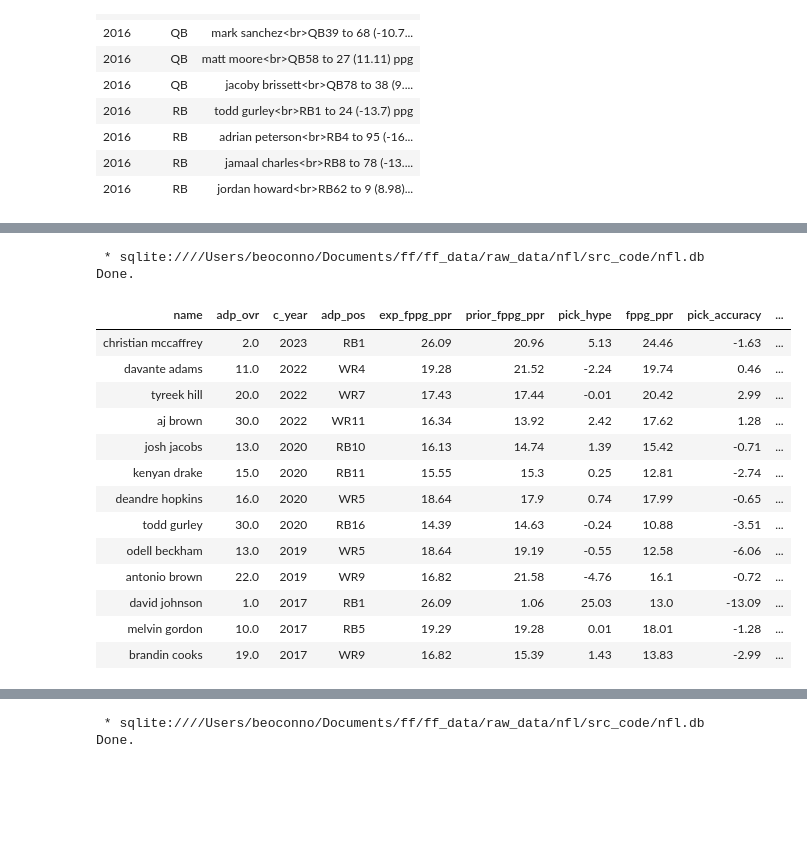
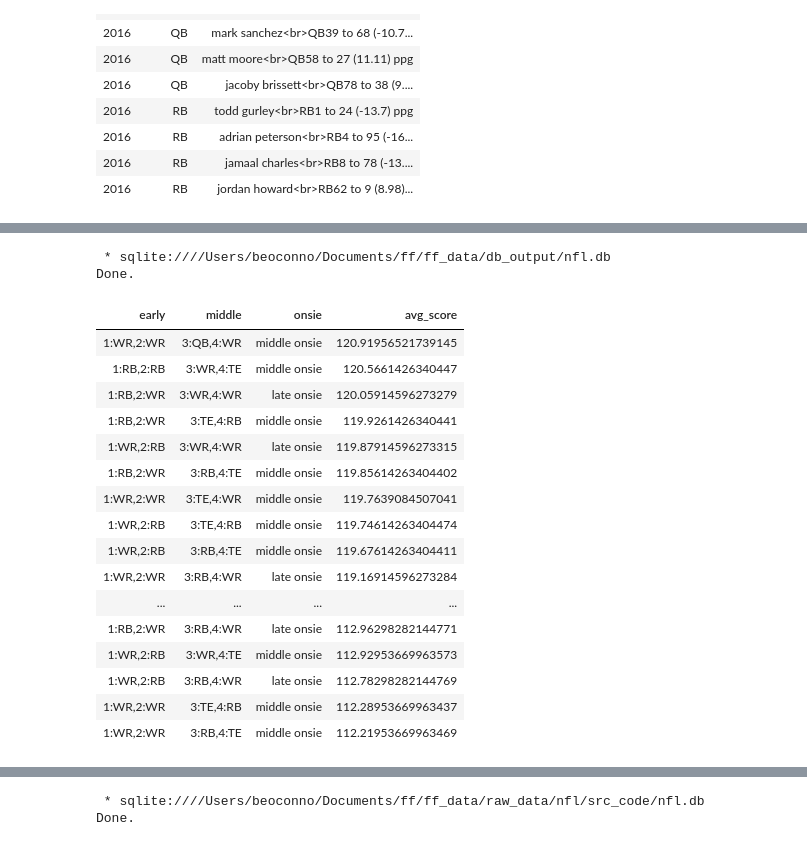
Before and after one commit to uobeno/ff_data, a Jupyter notebook: notebooks/nfl/IntroNotebook.ipynb, the cells around one changed output, grey strips where cells are left out. Cells and saved outputs as stored; diff of their text form; code cells hidden in the pictures; blank space fills up the shorter version.

```diff
--- a/notebooks/nfl/IntroNotebook.ipynb
+++ b/notebooks/nfl/IntroNotebook.ipynb
@@ -301,40 +600,52 @@ Done.
 # %%
 %%sql
+WITH team AS (
 SELECT
-    name,
-    adp_ovr,
-    c_year,
-    adp_pos,
-    exp_fppg_ppr,
-    prior_fppg_ppr,
-    pick_hype,
-    fppg_ppr,
-    pick_accuracy,
-    team_change,
-    team_year_prior AS from_team,
-    team AS to_team
-
-FROM nfl_adp_hype
+    team_id,
+    GROUP_CONCAT(IIF(round IN ('1', '2'), round || ':' || position,NULL)) AS early,
+    GROUP_CONCAT(IIF(round IN ('3', '4'), round || ':' || position,NULL)) AS middle,
+    GROUP_CONCAT(IIF(round IN ('5', '6', '7'), round || ':' || position,NULL)) AS late,
+    SUM(team_score) AS ppg
+FROM(
+    SELECT *
+    FROM image_roster_1combo_eval_2024
+    WHERE 1=1
+        AND team_score > 0
+    ORDER BY CAST(round AS INT) ASC
+    )
+GROUP BY 1
+)
+SELECT
+    early,
+    middle,
+    CASE
+        WHEN early LIKE '%TE%' OR early LIKE '%QB%' THEN 'early onsie'
+        WHEN middle LIKE '%TE%' OR middle LIKE '%QB%' THEN 'middle onsie'
+        ELSE 'late onsie'
+        END AS onsie,
+    AVG(ppg) AS avg_score
+FROM team
 WHERE 1=1
-    AND team_change LIKE 'New%'
-    AND adp_ovr <= 30
-    AND fantasy_pos IN ('QB', 'WR', 'RB')
-ORDER BY c_year DESC, adp_ovr ASC
-LIMIT 20
+    AND middle LIKE '%,%'
+GROUP BY 1, 2, 3
+ORDER BY AVG(ppg) DESC
 # %% [output]
- * sqlite:////Users/beoconno/Documents/ff/ff_data/raw_data/nfl/src_code/nfl.db
+ * sqlite:////Users/beoconno/Documents/ff/ff_data/db_output/nfl.db
 Done.
-| name | adp_ovr | c_year | adp_pos | exp_fppg_ppr | prior_fppg_ppr | pick_hype | fppg_ppr | pick_accuracy | ... |
-| christian mccaffrey | 2.0 | 2023 | RB1 | 26.09 | 20.96 | 5.13 | 24.46 | -1.63 | ... |
-| davante adams | 11.0 | 2022 | WR4 | 19.28 | 21.52 | -2.24 | 19.74 | 0.46 | ... |
-| tyreek hill | 20.0 | 2022 | WR7 | 17.43 | 17.44 | -0.01 | 20.42 | 2.99 | ... |
-| aj brown | 30.0 | 2022 | WR11 | 16.34 | 13.92 | 2.42 | 17.62 | 1.28 | ... |
-| josh jacobs | 13.0 | 2020 | RB10 | 16.13 | 14.74 | 1.39 | 15.42 | -0.71 | ... |
-| kenyan drake | 15.0 | 2020 | RB11 | 15.55 | 15.3 | 0.25 | 12.81 | -2.74 | ... |
-| deandre hopkins | 16.0 | 2020 | WR5 | 18.64 | 17.9 | 0.74 | 17.99 | -0.65 | ... |
-| todd gurley | 30.0 | 2020 | RB16 | 14.39 | 14.63 | -0.24 | 10.88 | -3.51 | ... |
-| odell beckham | 13.0 | 2019 | WR5 | 18.64 | 19.19 | -0.55 | 12.58 | -6.06 | ... |
-| antonio brown | 22.0 | 2019 | WR9 | 16.82 | 21.58 | -4.76 | 16.1 | -0.72 | ... |
-| david johnson | 1.0 | 2017 | RB1 | 26.09 | 1.06 | 25.03 | 13.0 | -13.09 | ... |
-| melvin gordon | 10.0 | 2017 | RB5 | 19.29 | 19.28 | 0.01 | 18.01 | -1.28 | ... |
-| brandin cooks | 19.0 | 2017 | WR9 | 16.82 | 15.39 | 1.43 | 13.83 | -2.99 | ... |
+| early | middle | onsie | avg_score |
+| 1:WR,2:WR | 3:QB,4:WR | middle onsie | 120.91956521739145 |
+| 1:RB,2:RB | 3:WR,4:TE | middle onsie | 120.5661426340447 |
+| 1:RB,2:WR | 3:WR,4:WR | late onsie | 120.05914596273279 |
+| 1:RB,2:WR | 3:TE,4:RB | middle onsie | 119.9261426340441 |
+| 1:WR,2:RB | 3:WR,4:WR | late onsie | 119.87914596273315 |
+| 1:RB,2:WR | 3:RB,4:TE | middle onsie | 119.85614263404402 |
+| 1:WR,2:WR | 3:TE,4:WR | middle onsie | 119.7639084507041 |
+| 1:WR,2:RB | 3:TE,4:RB | middle onsie | 119.74614263404474 |
+| 1:WR,2:RB | 3:RB,4:TE | middle onsie | 119.67614263404411 |
+| 1:WR,2:WR | 3:RB,4:WR | late onsie | 119.16914596273284 |
+| ... | ... | ... | ... |
+| 1:RB,2:WR | 3:RB,4:WR | late onsie | 112.96298282144771 |
+| 1:WR,2:RB | 3:WR,4:TE | middle onsie | 112.92953669963573 |
+| 1:WR,2:RB | 3:RB,4:WR | late onsie | 112.78298282144769 |
+| 1:WR,2:WR | 3:TE,4:RB | middle onsie | 112.28953669963437 |
+| 1:WR,2:WR | 3:RB,4:TE | middle onsie | 112.21953669963469 |
```
Also changed, not shown: parts of 29 cells of this notebook, 27 other files.
